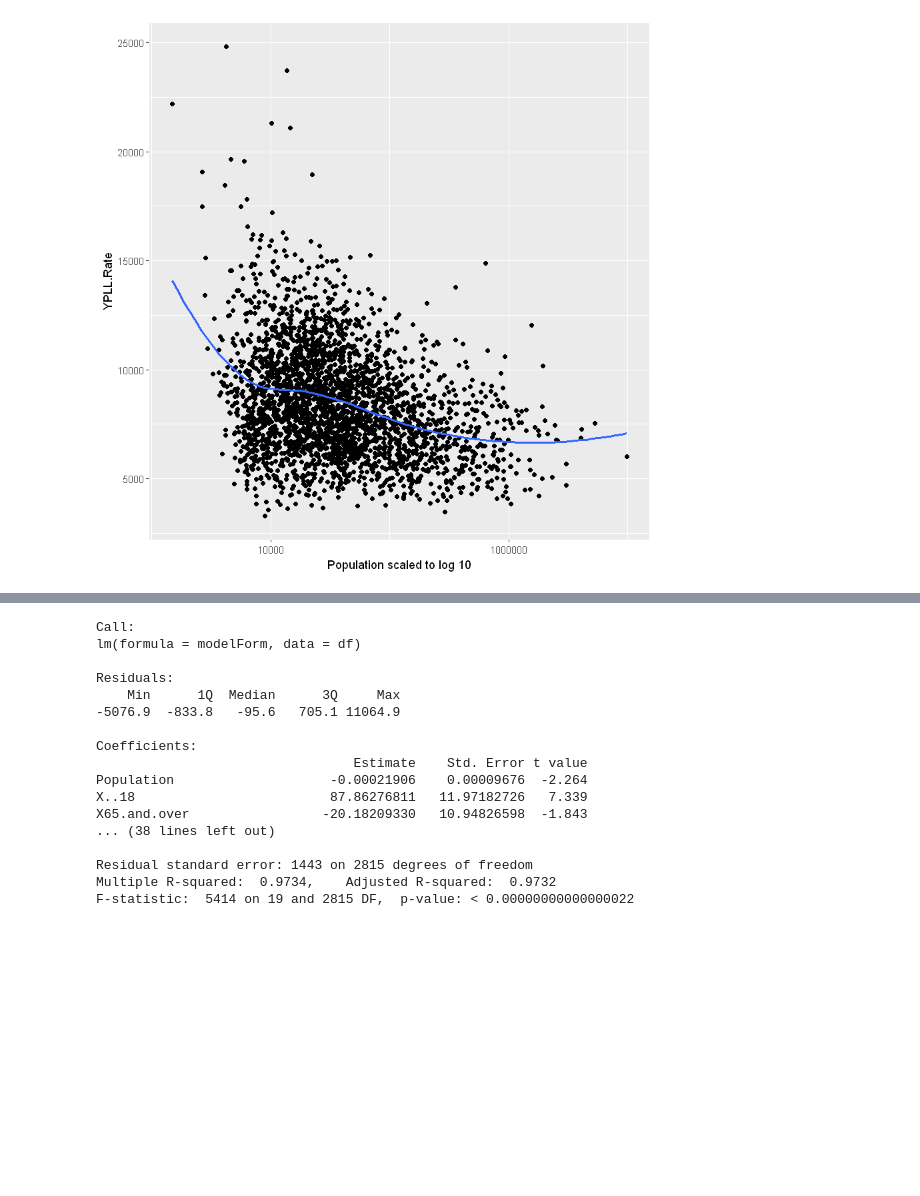
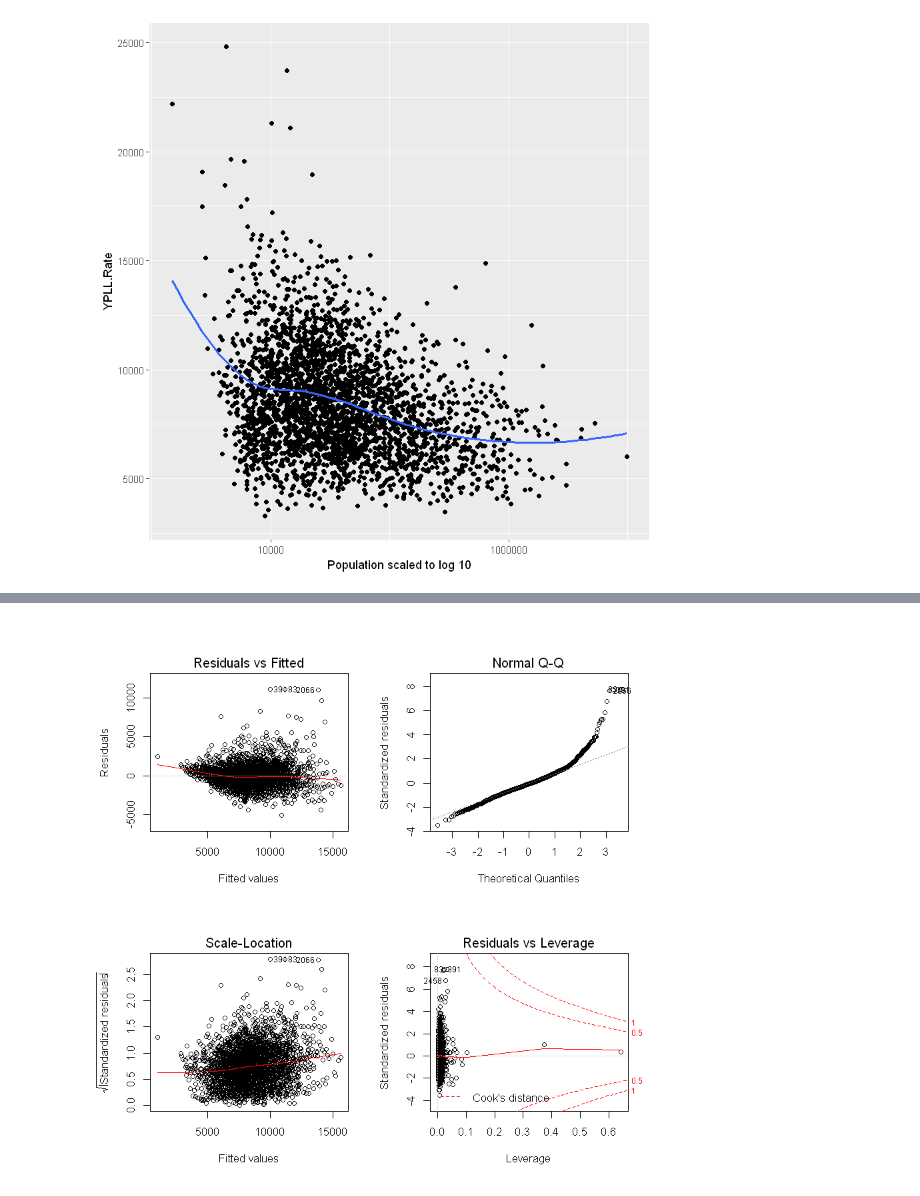
Before and after one commit to royxss/AppliedStats, a Jupyter notebook: YPLL.ipynb, the cells around one changed output, grey strips where cells are left out. Cells and saved outputs as stored; diff of their text form; code cells hidden in the pictures; blank space fills up the shorter version.

```diff
--- a/YPLL.ipynb
+++ b/YPLL.ipynb
@@ -241,8 +243,11 @@ createModelFormula <- function(yVar, xVars, includeIntercept = TRUE){
 # Fit linear model with all variables
 modelForm <- createModelFormula(yVar = yVar, xVars = xVars, includeIntercept = FALSE)
 modelForm
-model <- lm(modelForm, data = df)
-summary(model)
+lm.1 <- lm(modelForm, data = df)
+#summary(lm.1)
+# Residual analysis:
+par(mfrow = c(2, 2))
+plot(lm.1)
 # %% [output]
 YPLL.Rate ~ Population + X..18 + X65.and.over + African.American +
     Female + Rural + X.Diabetes + Physical.Inactivity + mental.health.provider.rate +
@@ -253,17 +258 @@ YPLL.Rate ~ Population + X..18 + X65.and.over + African.American +
-Call:
-lm(formula = modelForm, data = df)
-
-Residuals:
-    Min      1Q  Median      3Q     Max
--5076.9  -833.8   -95.6   705.1 11064.9
-
-Coefficients:
-                                 Estimate    Std. Error t value
-Population                    -0.00021906    0.00009676  -2.264
-X..18                         87.86276811   11.97182726   7.339
-X65.and.over                 -20.18209330   10.94826598  -1.843
-... (38 lines left out)
-
-Residual standard error: 1443 on 2815 degrees of freedom
-Multiple R-squared:  0.9734,    Adjusted R-squared:  0.9732
-F-statistic:  5414 on 19 and 2815 DF,  p-value: < 0.00000000000000022
+[figure, added]
```
Also changed, not shown: parts of 15 cells of this notebook.
